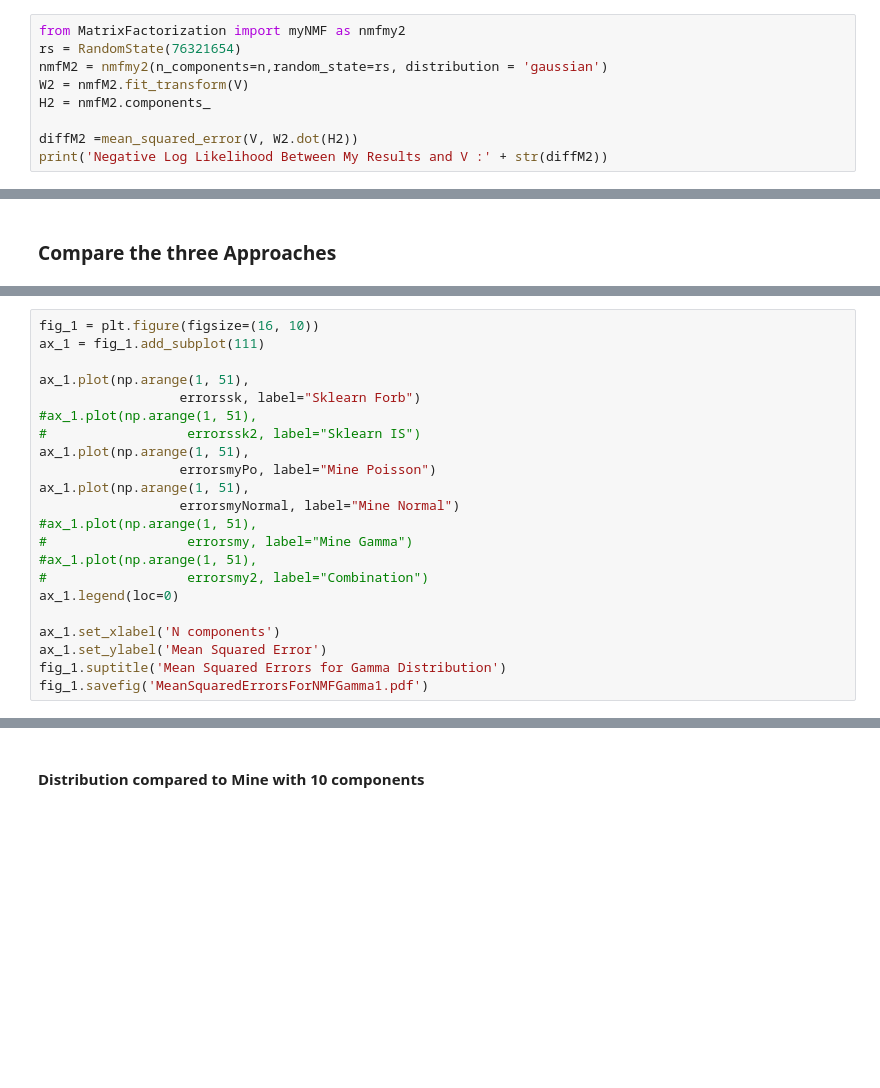
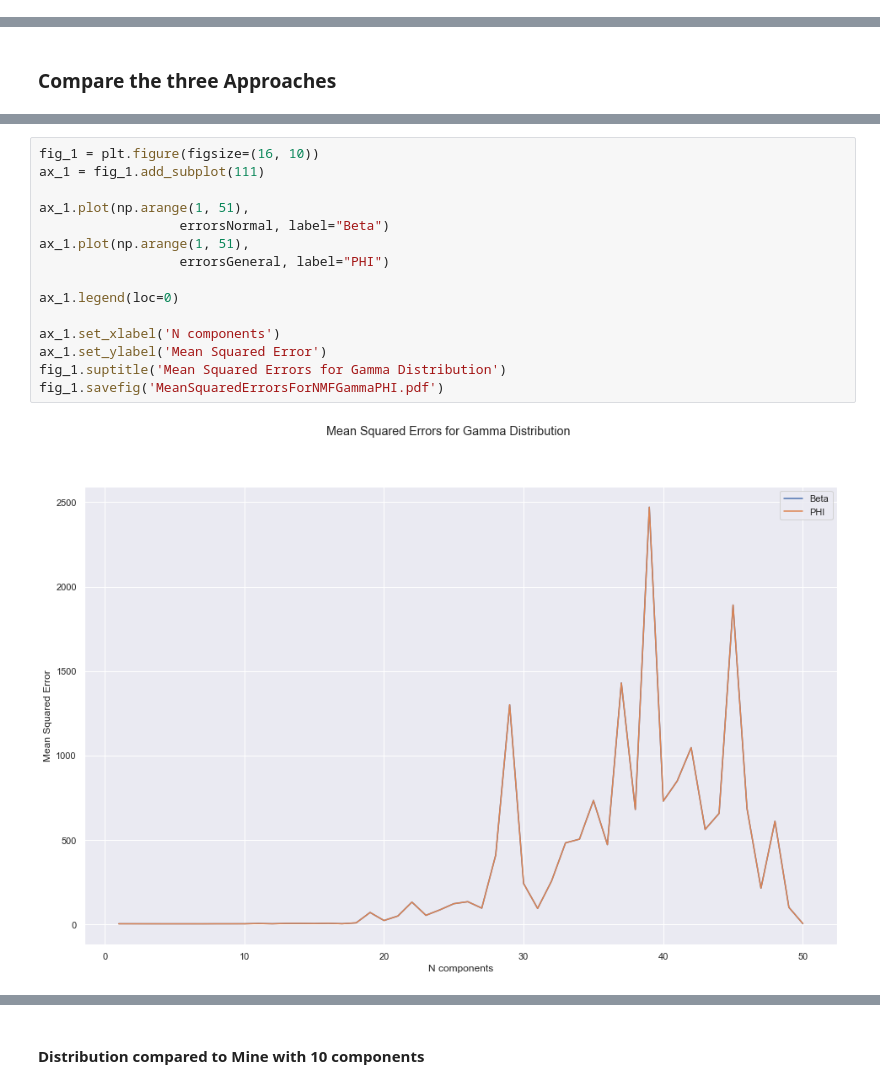
Before and after one commit to michailkoupparis/MatrixTensorFactorization, a Jupyter notebook: testGammaWithPhi.ipynb, the cells around one changed output, grey strips where cells are left out. Cells and saved outputs as stored; diff of their text form; blank space fills up the shorter version.

```diff
--- a/testGammaWithPhi.ipynb
+++ b/testGammaWithPhi.ipynb
@@ -68,9 +65,0 @@ Negative Log Likelihood Between Sklearn Results Between My Results and V :0.0
-# %%
-from MatrixFactorization import myNMF as nmfmy2
-rs = RandomState(76321654)
-nmfM2 = nmfmy2(n_components=n,random_state=rs, distribution = 'gaussian')
-W2 = nmfM2.fit_transform(V)
-H2 = nmfM2.components_
-
-diffM2 =mean_squared_error(V, W2.dot(H2))
-print('Negative Log Likelihood Between My Results and V :' + str(diffM2))
@@ -183,25 +125,20 @@ KeyboardInterrupt:
 # %%
 fig_1 = plt.figure(figsize=(16, 10))
 ax_1 = fig_1.add_subplot(111)
 
 ax_1.plot(np.arange(1, 51),
-                  errorssk, label="Sklearn Forb")
-#ax_1.plot(np.arange(1, 51),
-#                  errorssk2, label="Sklearn IS")
+                  errorsNormal, label="Beta")
 ax_1.plot(np.arange(1, 51),
-                  errorsmyPo, label="Mine Poisson")
-ax_1.plot(np.arange(1, 51),
-                  errorsmyNormal, label="Mine Normal")
-#ax_1.plot(np.arange(1, 51),
-#                  errorsmy, label="Mine Gamma")
-#ax_1.plot(np.arange(1, 51),
-#                  errorsmy2, label="Combination")
+                  errorsGeneral, label="PHI")
+
 ax_1.legend(loc=0)
 
 ax_1.set_xlabel('N components')
 ax_1.set_ylabel('Mean Squared Error')
 fig_1.suptitle('Mean Squared Errors for Gamma Distribution')
-fig_1.savefig('MeanSquaredErrorsForNMFGamma1.pdf')
+fig_1.savefig('MeanSquaredErrorsForNMFGammaPHI.pdf')
+# %% [output]
+[figure, added]
 # %%
 fig_1 = plt.figure(figsize=(16, 10))
 ax_1 = fig_1.add_subplot(111)
```
Also changed, not shown: parts of 14 cells of this notebook, 48 other files.
